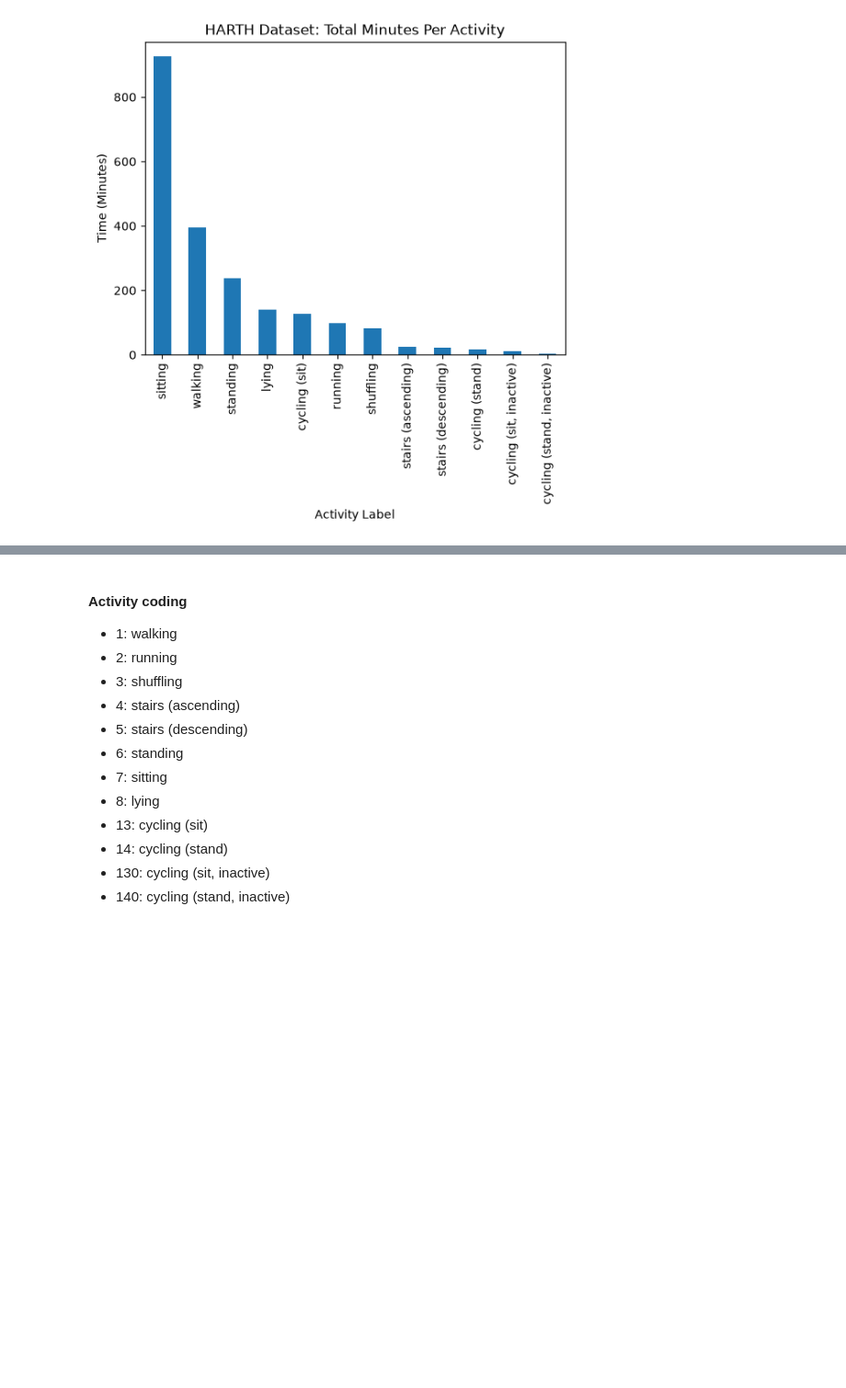
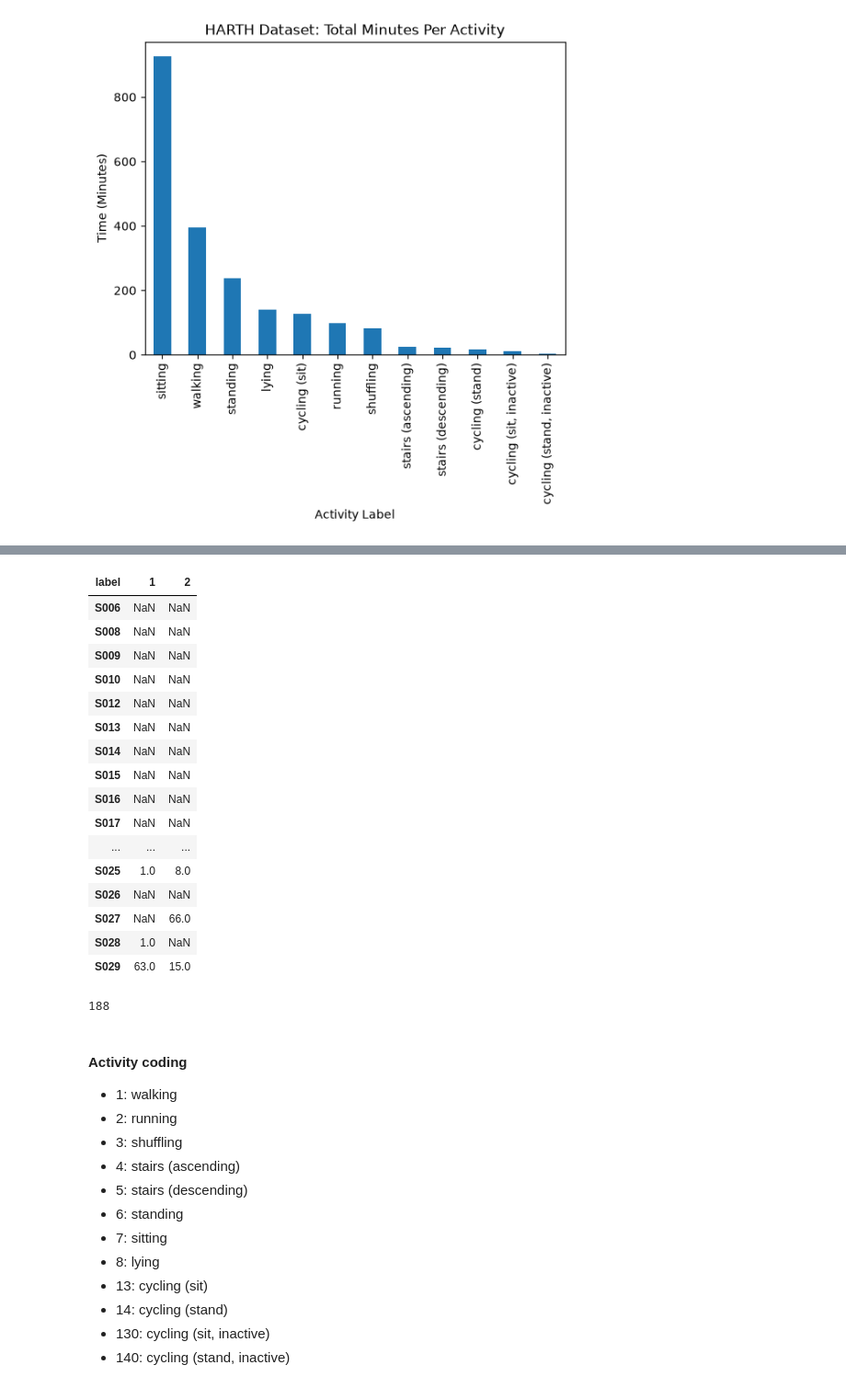
Before and after one commit to sarabartolo/harth-free-living-activity-recognition, a Jupyter notebook: notebooks/01_data_inspection.ipynb, the cells around one changed output, grey strips where cells are left out. Shown at 92% size. Saved outputs shown, nothing was run; the diff lists cells and outputs as text; code cells hidden in the pictures; blank space fills up the shorter version.

```diff
--- a/notebooks/01_data_inspection.ipynb
+++ b/notebooks/01_data_inspection.ipynb
@@ -299,3 +395,29 @@ plt.show()
+# %%
+# Number of labels at the upper/lower limit
+labels_at_limit_table = pd.DataFrame(labels_at_limit).T
+labels_at_limit_table
+# %% [output]
+| label | 1 | 2 |
+| S006 | NaN | NaN |
+| S008 | NaN | NaN |
+| S009 | NaN | NaN |
+| S010 | NaN | NaN |
+| S012 | NaN | NaN |
+| S013 | NaN | NaN |
+| S014 | NaN | NaN |
+| S015 | NaN | NaN |
+| S016 | NaN | NaN |
+| S017 | NaN | NaN |
+| ... | ... | ... |
+| S025 | 1.0 | 8.0 |
+| S026 | NaN | NaN |
+| S027 | NaN | 66.0 |
+| S028 | 1.0 | NaN |
+| S029 | 63.0 | 15.0 |
+# %%
+sum(summary["Rows at sensor limits"])
+# %% [output]
+188
 # %% [markdown]
 #### Activity coding
 - 1: walking
```
Also changed, not shown: parts of 7 cells of this notebook.
